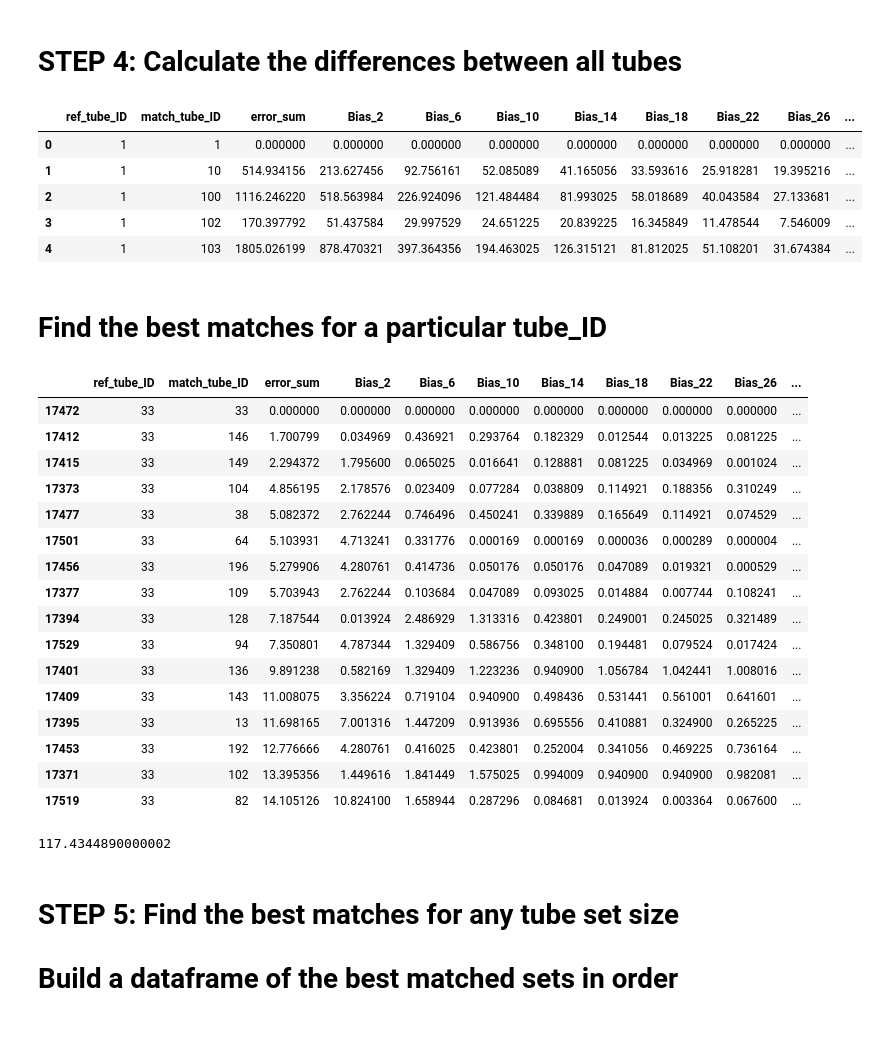
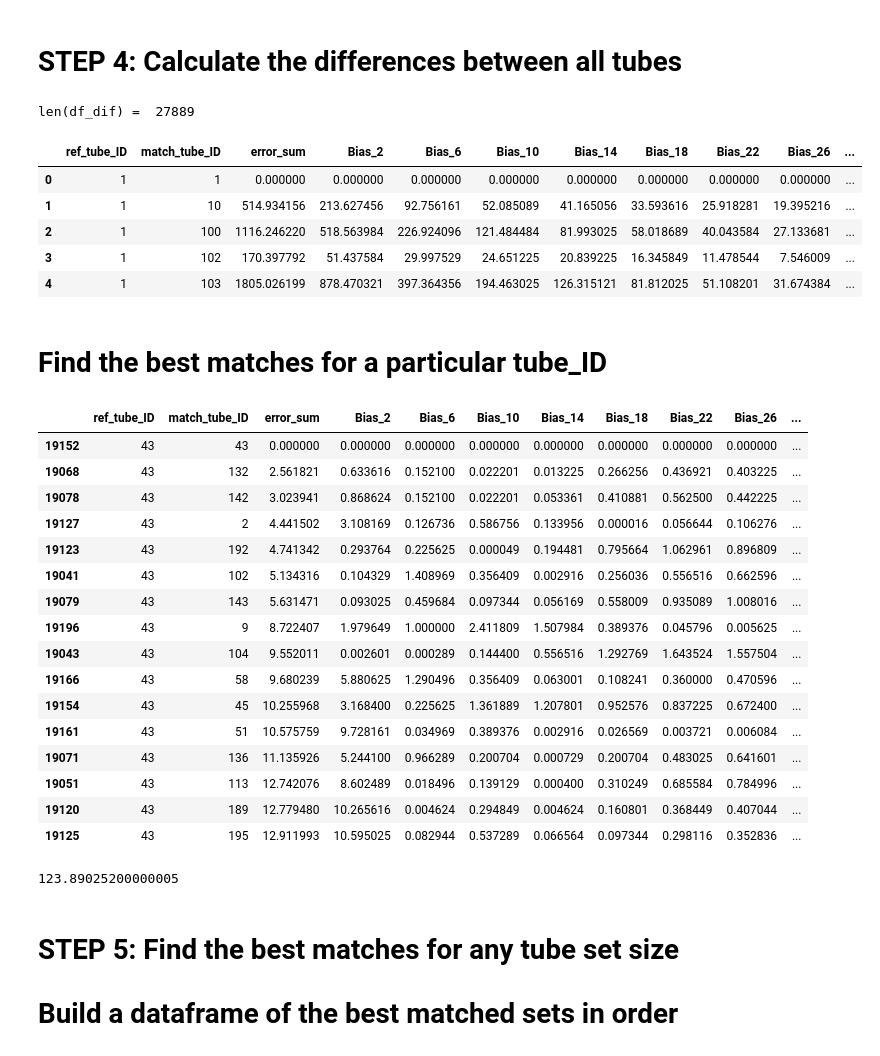
Before and after one commit to rrMacKinnon/Electrona_uTracer, a Jupyter notebook: Electrona_uTracer_OneJupyter.ipynb, the cells around one changed output. Cells and saved outputs as stored; diff of their text form; code cells hidden in the pictures.

```diff
--- a/Electrona_uTracer_OneJupyter.ipynb
+++ b/Electrona_uTracer_OneJupyter.ipynb
@@ -103,8 +107,10 @@ def build_difference_df(df, df_stats):
 
 
 df_dif = build_difference_df(df, df_stats)
+print("len(df_dif) = ", len(df_dif))
 df_dif.head()
 # %% [output]
+len(df_dif) =  27889
 |  | ref_tube_ID | match_tube_ID | error_sum | Bias_2 | Bias_6 | Bias_10 | Bias_14 | Bias_18 | Bias_22 | Bias_26 | ... |
 | 0 | 1 | 1 | 0.000000 | 0.000000 | 0.000000 | 0.000000 | 0.000000 | 0.000000 | 0.000000 | 0.000000 | ... |
 | 1 | 1 | 10 | 514.934156 | 213.627456 | 92.756161 | 52.085089 | 41.165056 | 33.593616 | 25.918281 | 19.395216 | ... |
@@ -116,37 +122,37 @@ df_dif.head()
 # %%
 def find_best_set_for_chosen_tube_ID(tube_to_match, tube_set_size):
     tube_to_match = str(tube_to_match)
 
     # Create a new dataframe showing only tube_set_size number of nearest matches to the chosen tube_to_match
     df_tube_set = df_dif[(df_dif.ref_tube_ID == tube_to_match)].sort_values('error_sum').head(tube_set_size)
 
     return df_tube_set
 
-tube_to_match = 33
+tube_to_match = 43
 tube_set_size = 16
 df_tube_set = find_best_set_for_chosen_tube_ID(tube_to_match, tube_set_size)
 df_tube_set.head(tube_set_size)
 # %% [output]
 |  | ref_tube_ID | match_tube_ID | error_sum | Bias_2 | Bias_6 | Bias_10 | Bias_14 | Bias_18 | Bias_22 | Bias_26 | ... |
-| 17472 | 33 | 33 | 0.000000 | 0.000000 | 0.000000 | 0.000000 | 0.000000 | 0.000000 | 0.000000 | 0.000000 | ... |
-| 17412 | 33 | 146 | 1.700799 | 0.034969 | 0.436921 | 0.293764 | 0.182329 | 0.012544 | 0.013225 | 0.081225 | ... |
-| 17415 | 33 | 149 | 2.294372 | 1.795600 | 0.065025 | 0.016641 | 0.128881 | 0.081225 | 0.034969 | 0.001024 | ... |
-| 17373 | 33 | 104 | 4.856195 | 2.178576 | 0.023409 | 0.077284 | 0.038809 | 0.114921 | 0.188356 | 0.310249 | ... |
-| 17477 | 33 | 38 | 5.082372 | 2.762244 | 0.746496 | 0.450241 | 0.339889 | 0.165649 | 0.114921 | 0.074529 | ... |
-| 17501 | 33 | 64 | 5.103931 | 4.713241 | 0.331776 | 0.000169 | 0.000169 | 0.000036 | 0.000289 | 0.000004 | ... |
-| 17456 | 33 | 196 | 5.279906 | 4.280761 | 0.414736 | 0.050176 | 0.050176 | 0.047089 | 0.019321 | 0.000529 | ... |
-| 17377 | 33 | 109 | 5.703943 | 2.762244 | 0.103684 | 0.047089 | 0.093025 | 0.014884 | 0.007744 | 0.108241 | ... |
-| 17394 | 33 | 128 | 7.187544 | 0.013924 | 2.486929 | 1.313316 | 0.423801 | 0.249001 | 0.245025 | 0.321489 | ... |
-| 17529 | 33 | 94 | 7.350801 | 4.787344 | 1.329409 | 0.586756 | 0.348100 | 0.194481 | 0.079524 | 0.017424 | ... |
-| 17401 | 33 | 136 | 9.891238 | 0.582169 | 1.329409 | 1.223236 | 0.940900 | 1.056784 | 1.042441 | 1.008016 | ... |
-| 17409 | 33 | 143 | 11.008075 | 3.356224 | 0.719104 | 0.940900 | 0.498436 | 0.531441 | 0.561001 | 0.641601 | ... |
-| 17395 | 33 | 13 | 11.698165 | 7.001316 | 1.447209 | 0.913936 | 0.695556 | 0.410881 | 0.324900 | 0.265225 | ... |
-| 17453 | 33 | 192 | 12.776666 | 4.280761 | 0.416025 | 0.423801 | 0.252004 | 0.341056 | 0.469225 | 0.736164 | ... |
-| 17371 | 33 | 102 | 13.395356 | 1.449616 | 1.841449 | 1.575025 | 0.994009 | 0.940900 | 0.940900 | 0.982081 | ... |
-| 17519 | 33 | 82 | 14.105126 | 10.824100 | 1.658944 | 0.287296 | 0.084681 | 0.013924 | 0.003364 | 0.067600 | ... |
+| 19152 | 43 | 43 | 0.000000 | 0.000000 | 0.000000 | 0.000000 | 0.000000 | 0.000000 | 0.000000 | 0.000000 | ... |
+| 19068 | 43 | 132 | 2.561821 | 0.633616 | 0.152100 | 0.022201 | 0.013225 | 0.266256 | 0.436921 | 0.403225 | ... |
+| 19078 | 43 | 142 | 3.023941 | 0.868624 | 0.152100 | 0.022201 | 0.053361 | 0.410881 | 0.562500 | 0.442225 | ... |
+| 19127 | 43 | 2 | 4.441502 | 3.108169 | 0.126736 | 0.586756 | 0.133956 | 0.000016 | 0.056644 | 0.106276 | ... |
+| 19123 | 43 | 192 | 4.741342 | 0.293764 | 0.225625 | 0.000049 | 0.194481 | 0.795664 | 1.062961 | 0.896809 | ... |
+| 19041 | 43 | 102 | 5.134316 | 0.104329 | 1.408969 | 0.356409 | 0.002916 | 0.256036 | 0.556516 | 0.662596 | ... |
+| 19079 | 43 | 143 | 5.631471 | 0.093025 | 0.459684 | 0.097344 | 0.056169 | 0.558009 | 0.935089 | 1.008016 | ... |
+| 19196 | 43 | 9 | 8.722407 | 1.979649 | 1.000000 | 2.411809 | 1.507984 | 0.389376 | 0.045796 | 0.005625 | ... |
+| 19043 | 43 | 104 | 9.552011 | 0.002601 | 0.000289 | 0.144400 | 0.556516 | 1.292769 | 1.643524 | 1.557504 | ... |
+| 19166 | 43 | 58 | 9.680239 | 5.880625 | 1.290496 | 0.356409 | 0.063001 | 0.108241 | 0.360000 | 0.470596 | ... |
+| 19154 | 43 | 45 | 10.255968 | 3.168400 | 0.225625 | 1.361889 | 1.207801 | 0.952576 | 0.837225 | 0.672400 | ... |
+| 19161 | 43 | 51 | 10.575759 | 9.728161 | 0.034969 | 0.389376 | 0.002916 | 0.026569 | 0.003721 | 0.006084 | ... |
+| 19071 | 43 | 136 | 11.135926 | 5.244100 | 0.966289 | 0.200704 | 0.000729 | 0.200704 | 0.483025 | 0.641601 | ... |
+| 19051 | 43 | 113 | 12.742076 | 8.602489 | 0.018496 | 0.139129 | 0.000400 | 0.310249 | 0.685584 | 0.784996 | ... |
+| 19120 | 43 | 189 | 12.779480 | 10.265616 | 0.004624 | 0.294849 | 0.004624 | 0.160801 | 0.368449 | 0.407044 | ... |
+| 19125 | 43 | 195 | 12.911993 | 10.595025 | 0.082944 | 0.537289 | 0.066564 | 0.097344 | 0.298116 | 0.352836 | ... |
 # %%
 tube_set_score = df_tube_set.error_sum.sum()
 tube_set_score
 # %% [output]
-117.4344890000002
+123.89025200000005
 # %% [markdown]
```
Also changed, not shown: parts of 13 cells of this notebook.
